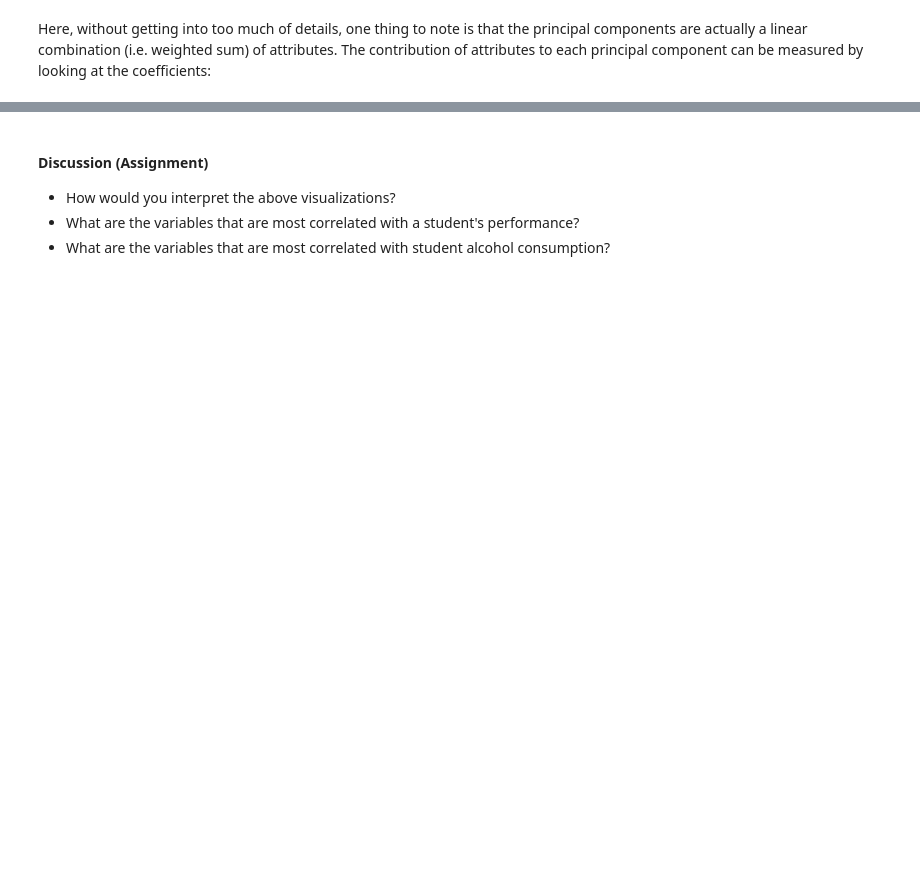
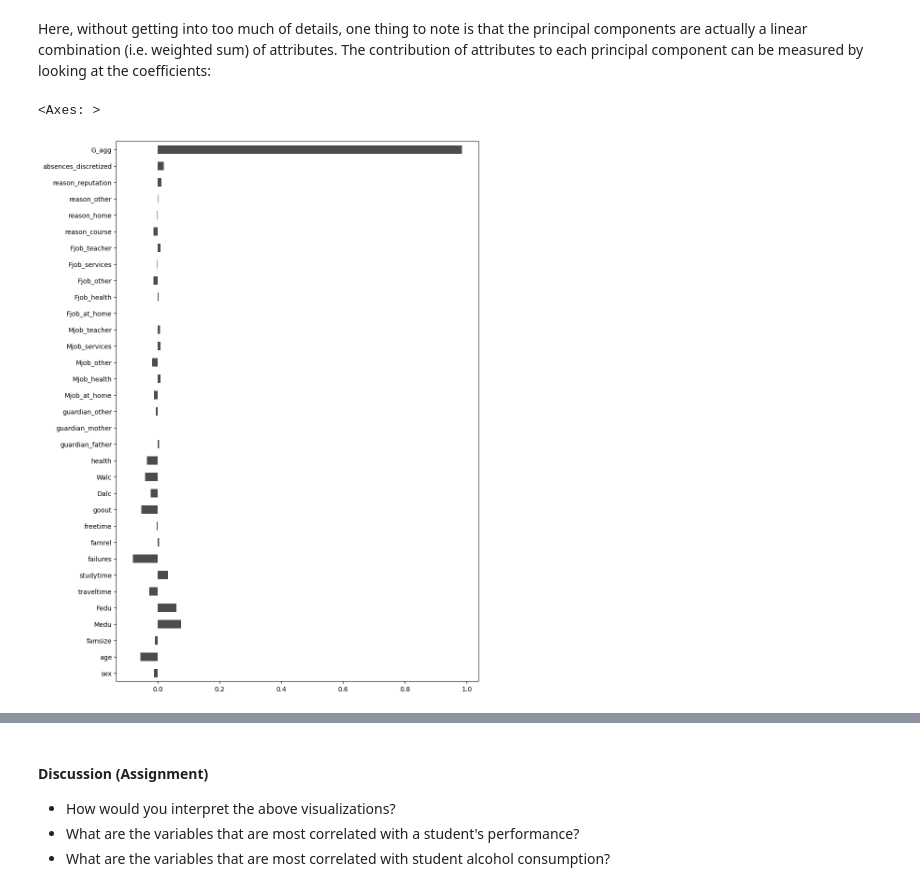
Before and after one commit to asmaradhiah/PBI, a Jupyter notebook: in-class-assignments/ica04/Data_Preprocessing_and_Visualization.ipynb, the cells around one changed output, grey strips where cells are left out. Drawn from its saved outputs; the diff is of its cells as text; code cells hidden in the pictures; blank space fills up the shorter version.

```diff
--- a/in-class-assignments/ica04/Data_Preprocessing_and_Visualization.ipynb
+++ b/in-class-assignments/ica04/Data_Preprocessing_and_Visualization.ipynb
@@ -464,7 +482,10 @@ projected.plot(kind='scatter', x='PC1', y='PC2', color=df.Walc, colormap='cool')
 # %% [markdown]
 Here, without getting into too much of details, one thing to note is that the principal components are actually a linear combination (i.e. weighted sum) of attributes. The contribution of attributes to each principal component can be measured by looking at the coefficients:
 # %%
-attrib = list(df)         # get attribute names
-pcdata  = pd.Series(pca.components_[0], index=attrib)  # zero-th principal component
+attrib = list(df.columns)         # get attribute names
+pcdata  = pd.Series(pca_model.components_[0], index=attrib)  # zero-th principal component
 pcdata.plot(kind='barh',color='k',alpha=0.7, figsize=(10,15))
+# %% [output]
+<Axes: >
+[figure, added]
 # %%
```
Also changed, not shown: parts of 27 cells of this notebook.
